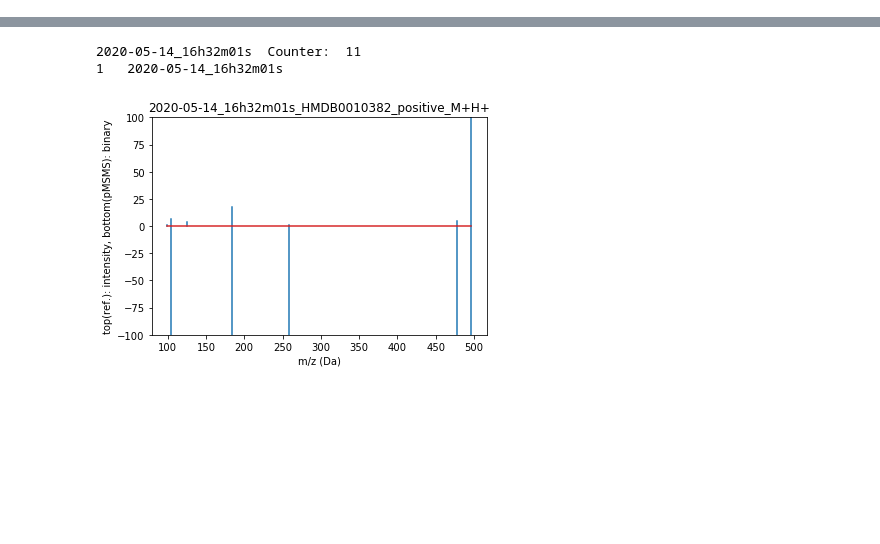
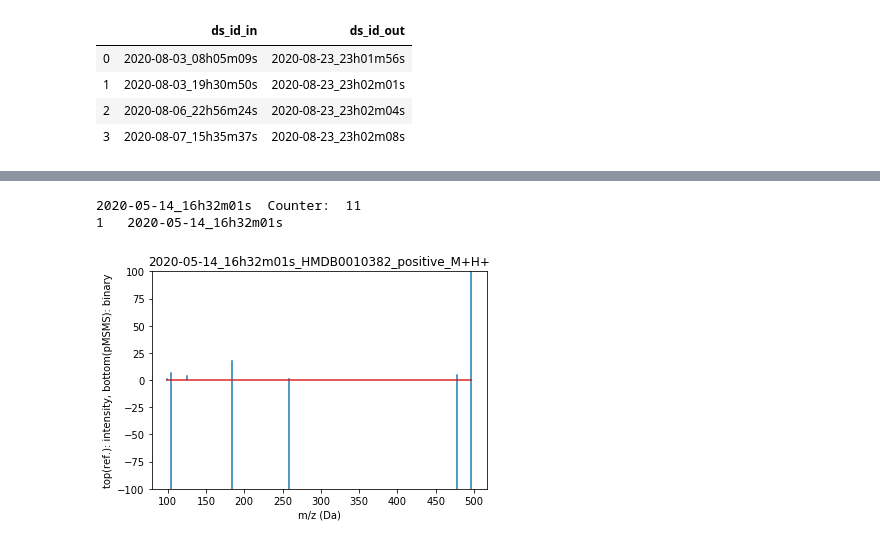
Before and after one commit to DinosaurInSpace/metaspace_msms_paper, a Jupyter notebook: I_spotted_standards.ipynb, the cells around one changed output, grey strips where cells are left out. Cells and saved outputs as stored; diff of their text form; code cells hidden in the pictures; blank space fills up the shorter version.

```diff
--- a/I_spotted_standards.ipynb
+++ b/I_spotted_standards.ipynb
@@ -95 +132,9 @@ out_df.to_pickle('cm3_spotted_msms_df.pickle')
+# %%
+out_df
+# %% [output]
+|  | ds_id_in | ds_id_out |
+| 0 | 2020-08-03_08h05m09s | 2020-08-23_23h01m56s |
+| 1 | 2020-08-03_19h30m50s | 2020-08-23_23h02m01s |
+| 2 | 2020-08-06_22h56m24s | 2020-08-23_23h02m04s |
+| 3 | 2020-08-07_15h35m37s | 2020-08-23_23h02m08s |
 # %%
```
Also changed, not shown: parts of 25 cells of this notebook, 21 other files.
